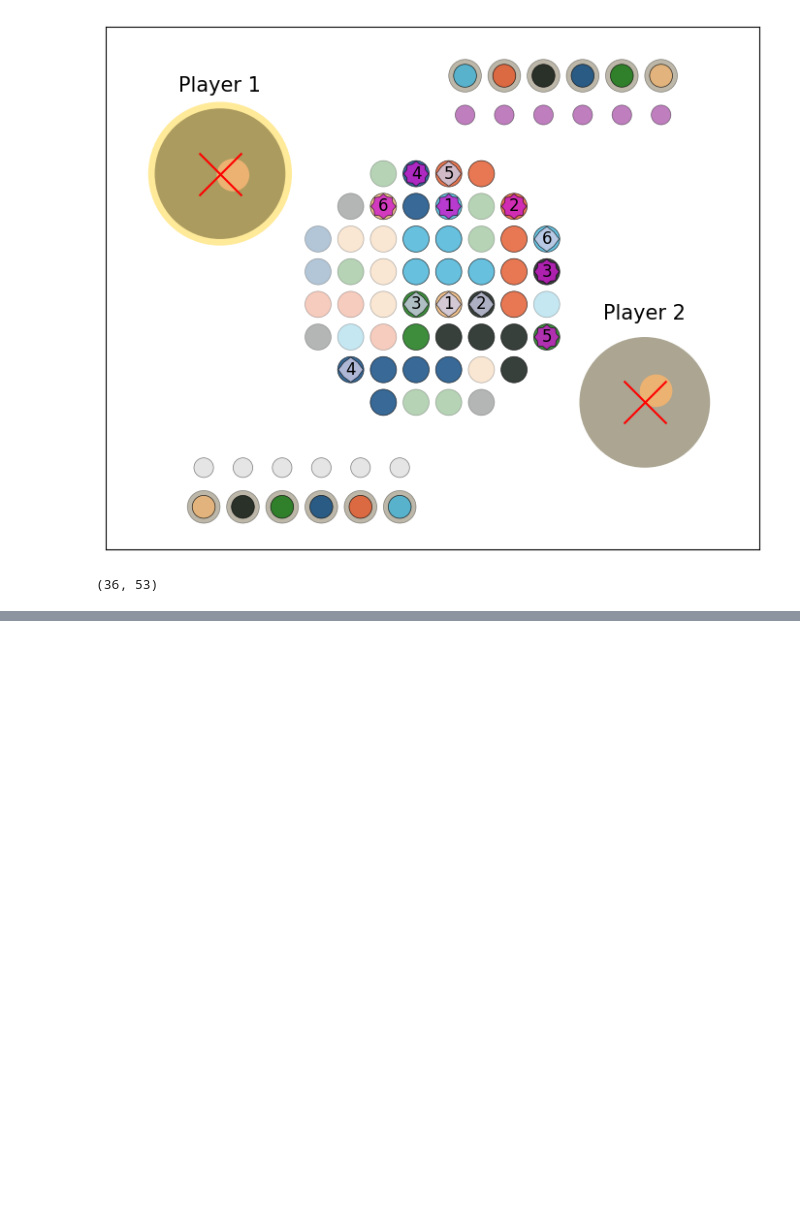
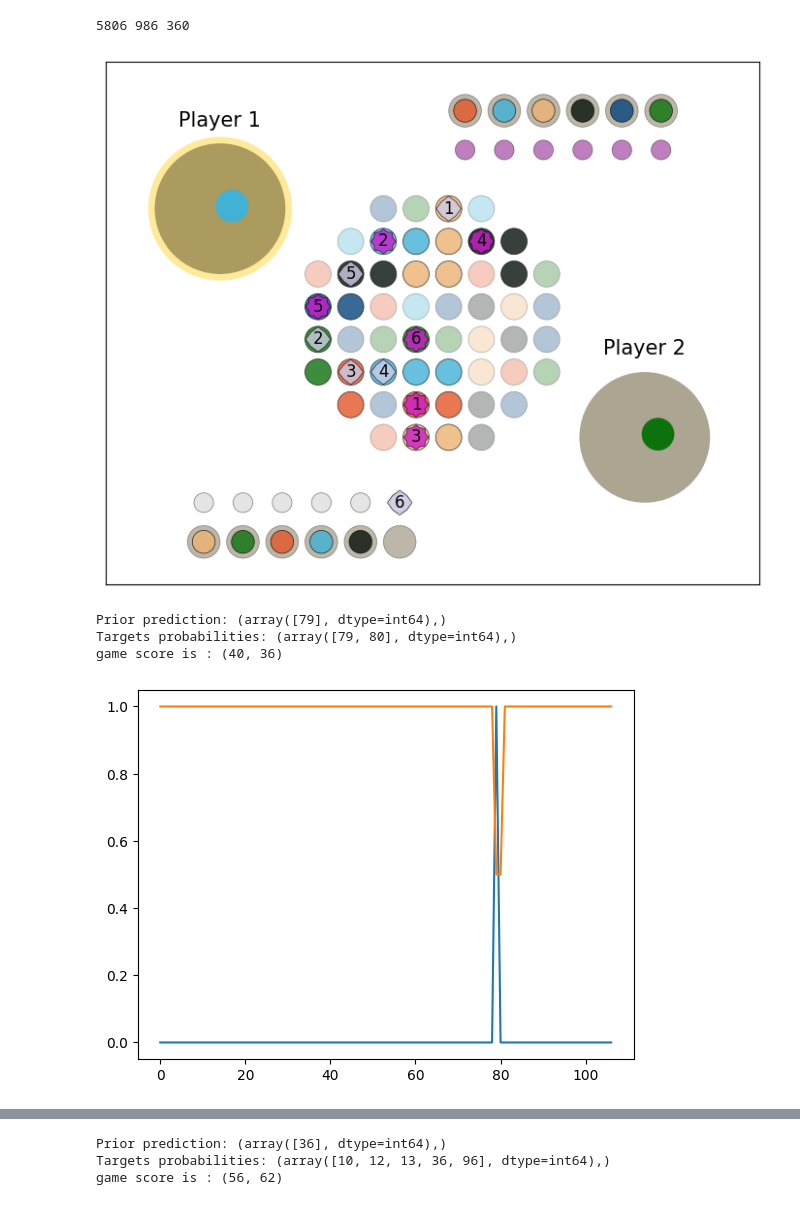
Before and after one commit to falldog89/patterns_ai, a Jupyter notebook: Patterns_validation.ipynb, the cells around one changed output, grey strips where cells are left out. Saved outputs shown, nothing was run; the diff lists cells and outputs as text; code cells hidden in the pictures; blank space fills up the shorter version.

```diff
--- a/Patterns_validation.ipynb
+++ b/Patterns_validation.ipynb
@@ -45,6 +66,6 @@ for _net, _nloc in zip(nets, networks_ts):
 # %%
 ### load a network and assess the accuracy
-network_directory = os.path.join(Path.cwd(), 'saved_networks', 'v3')
+network_directory = os.path.join(Path.cwd(), 'saved_networks', 'v4')
 npaths = os.listdir(network_directory)
 
 # create shell networks:
@@ -58,6 +79,6 @@ for _net, _nloc in zip(nets, npaths):
 ts = [PatternTrainer(network=_net, device=my_device) for _net in nets]
 
 ### validation data sets for saved games:
-validation_games_directory = os.path.join(Path.cwd(), 'saved_games', 'v3', 'validation')
+validation_games_directory = os.path.join(Path.cwd(), 'saved_games', 'v4', 'validation')
 vpath = random.choice(os.listdir(validation_games_directory))
 validation_data_location = os.path.join(validation_games_directory, vpath)
@@ -66,7 +183,7 @@ validation_games = ts[-1].load_data(validation_data_location)
 
 win_tuple, loss_tuple, draw_tuple = ts[-1].validate(data_location=validation_data_location,
                                                     num_check = 10000,
-                                                    is_augment = True)
+                                                    is_augment = False)
 # %%
 wins = validation_games[1]
 losses = validation_games[-1]
@@ -91,3 +219,11 @@ draw_sort = np.argsort(draw_err)
+# %%
+win_cel_err = get_premean_cel(win_tuple[1], win_tuple[2])
+loss_cel_err = get_premean_cel(loss_tuple[1], loss_tuple[2])
+draw_cel_err = get_premean_cel(draw_tuple[1], draw_tuple[2])
+
+win_cel_sort = np.argsort(win_cel_err)[::-1]
+loss_cel_sort = np.argsort(loss_cel_err)[::-1]
+draw_cel_sort = np.argsort(draw_cel_err)[::-1]
 # %%
 def get_game(games, ind, is_aug=True):
     relevant_state, relevant_vcs = games[ind][0], games[ind][1]
@@ -101,8 +261,63 @@ def get_game(games, ind, is_aug=True):
+# %%
+def numpy_softmax(vec):
+    demax = vec - np.max(vec)
+    exped = np.exp(demax)
+    return exped / np.sum(exped)
 # %%
-check_win = get_game(wins, win_sort[1])
+### Here we want to look at the worst estimations for legal/ best moves!
+check_ind = 0
+
+win_ind = win_cel_sort[check_ind]
+loss_ind = loss_cel_sort[check_ind]
+draw_ind = draw_cel_sort[check_ind]
+
+print(win_ind, loss_ind, draw_ind)
+
+###
+check_win = get_game(wins, win_ind, is_aug=False)
 win_plot = PatternPlotter(check_win)
 win_plot.plot()
-print(check_win.calculate_score())
+
+fig, ax = plt.subplots()
+sm = numpy_softmax(win_tuple[1][win_ind])
+print(f"Prior prediction: {np.where(sm > 1e-3) }")
+print(f"Targets probabilities: {np.where(win_tuple[2][win_ind]) }")
+print(f"game score is : {check_win.calculate_score()}")
+
+ax.plot(sm)
+ax.plot(1. -  win_tuple[2][win_ind])
+
+###
+check_loss = get_game(losses, loss_ind, is_aug=False)
+loss_plot = PatternPlotter(check_loss)
+loss_plot.plot()
+
+fig, ax = plt.subplots()
+sm = numpy_softmax(loss_tuple[1][loss_ind])
+print(f"Prior prediction: {np.where(sm > 1e-3) }")
+print(f"Targets probabilities: {np.where(loss_tuple[2][loss_ind]) }")
+print(f"game score is : {check_loss.calculate_score()}")
+
+ax.plot(sm)
+ax.plot(1. -  loss_tuple[2][loss_ind])
+
+###
+check_draw = get_game(draws, draw_ind, is_aug=False)
+draw_plot = PatternPlotter(check_draw)
+draw_plot.plot()
+
+fig, ax = plt.subplots()
+sm = numpy_softmax(draw_tuple[1][draw_ind])
+print(f"Prior prediction: {np.where(sm > 1e-3) }")
+print(f"Targets probabilities: {np.where(draw_tuple[2][draw_ind]) }")
+print(f"game score is : {check_draw.calculate_score()}")
+
+ax.plot(sm)
+ax.plot(1. -  draw_tuple[2][draw_ind])
 # %% [output]
+5806 986 360
-[figure, old version]
+[figure, new version]
-(36, 53)
+Prior prediction: (array([79], dtype=int64),)
+Targets probabilities: (array([79, 80], dtype=int64),)
+game score is : (40, 36)
+[figure, added]
@@ -108,0 +331,3 @@ print(check_win.calculate_score())
+Prior prediction: (array([36], dtype=int64),)
+Targets probabilities: (array([10, 12, 13, 36, 96], dtype=int64),)
+game score is : (56, 62)
```
Also changed, not shown: parts of 21 cells of this notebook, 10 other files.
